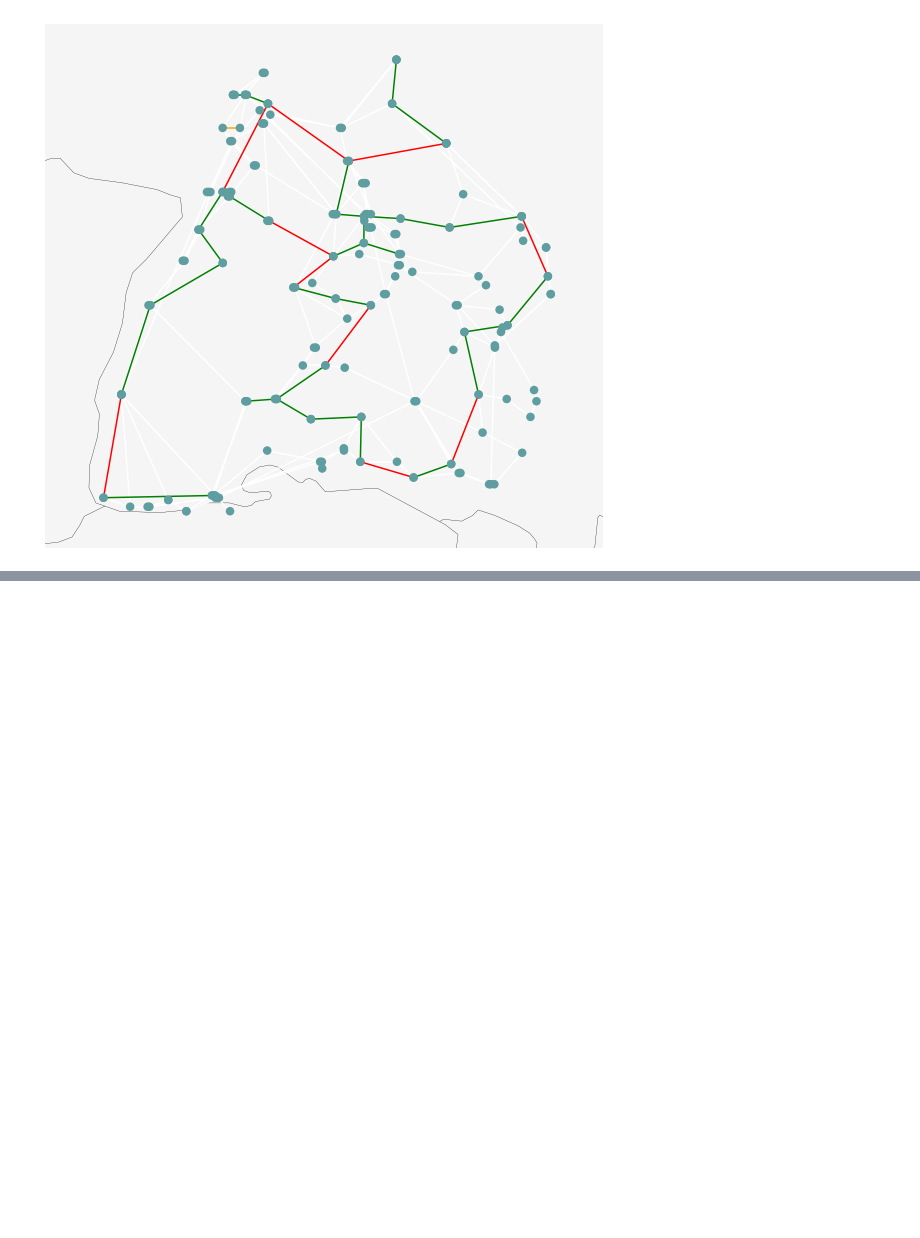
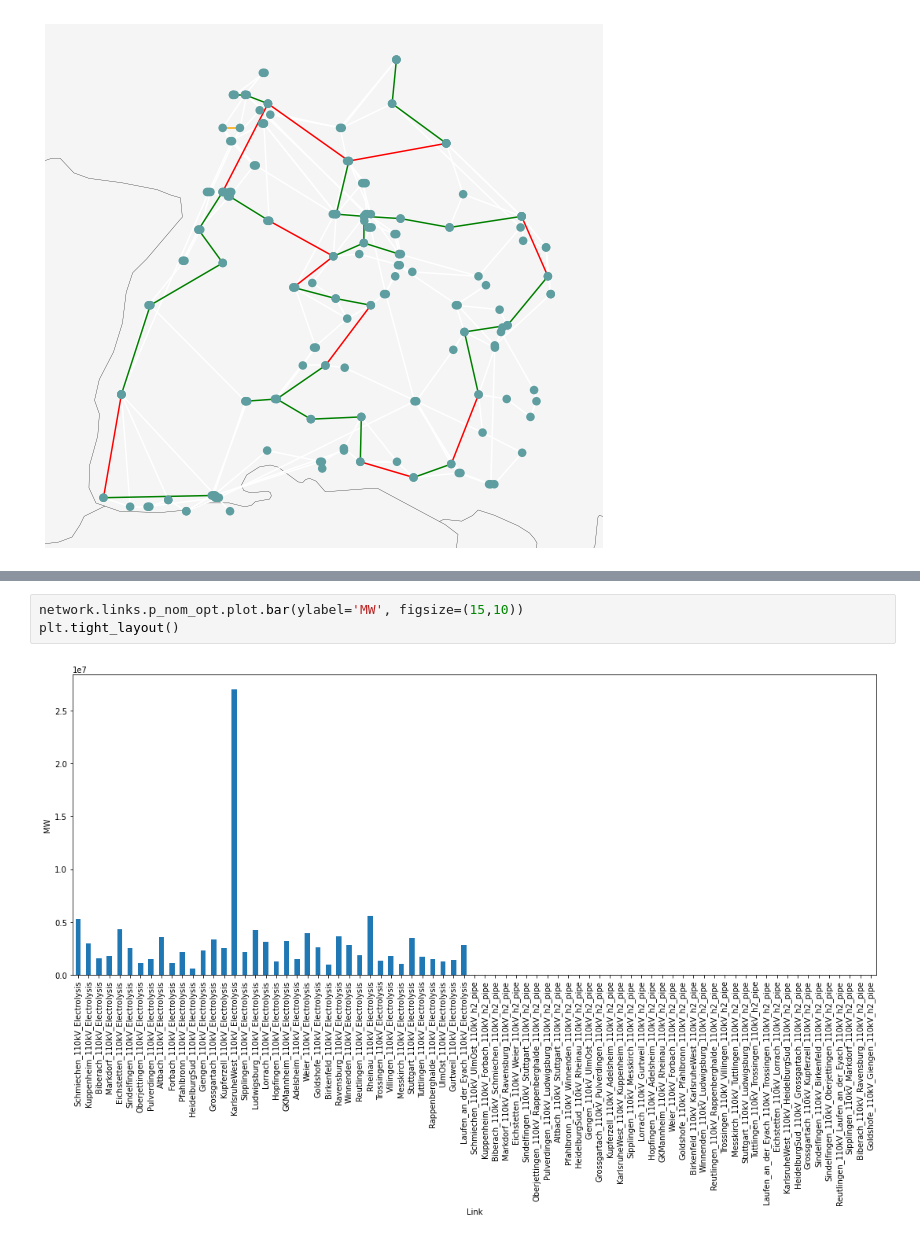
Before and after one commit to FuadJamaludin/thesis, a Jupyter notebook: case_3/case_3_short_fnb_2030.ipynb, the cells around one changed output, grey strips where cells are left out. Drawn from its saved outputs; the diff is of its cells as text; blank space fills up the shorter version.

```diff
--- a/case_3/case_3_short_fnb_2030.ipynb
+++ b/case_3/case_3_short_fnb_2030.ipynb
@@ -557,0 +558,5 @@ plt.tight_layout()
+# %%
+network.links.p_nom_opt.plot.bar(ylabel='MW', figsize=(15,10))
+plt.tight_layout()
+# %% [output]
+[figure, added]
```
Also changed, not shown: parts of 4 cells of this notebook, 1 other file.
